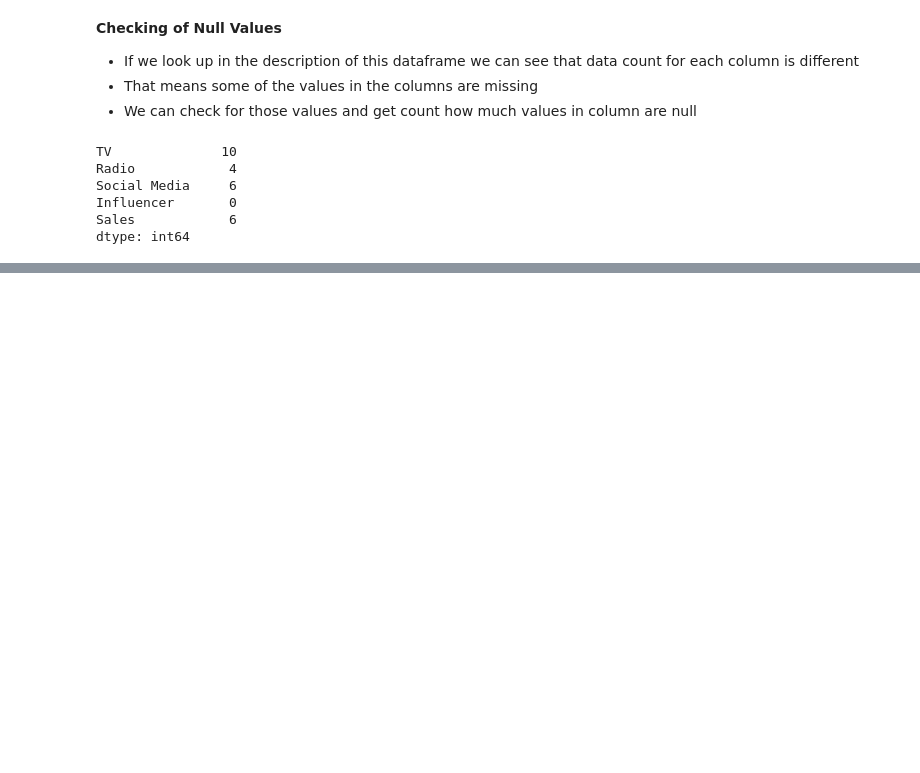
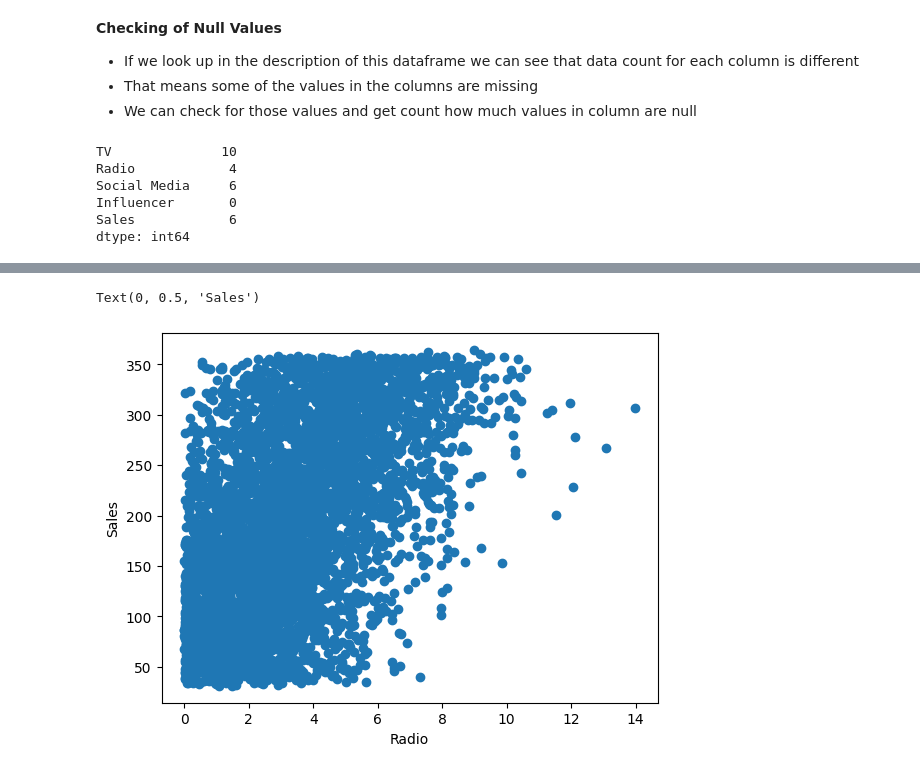
Before and after one commit to iWOLFSTEIN/Advertised-Sales-Estimator-MLR-ML, a Jupyter notebook: main.ipynb, the cells around one changed output, grey strips where cells are left out. Saved outputs shown, nothing was run; the diff lists cells and outputs as text; code cells hidden in the pictures; blank space fills up the shorter version.

```diff
--- a/main.ipynb
+++ b/main.ipynb
@@ -68,0 +209,7 @@ dtype: int64
+# %%
+plt.scatter(df['Social Media'], df['Sales'] )
+plt.xlabel('Radio')
+plt.ylabel('Sales')
+# %% [output]
+Text(0, 0.5, 'Sales')
+[figure, added]
```
Also changed, not shown: parts of 15 cells of this notebook.
